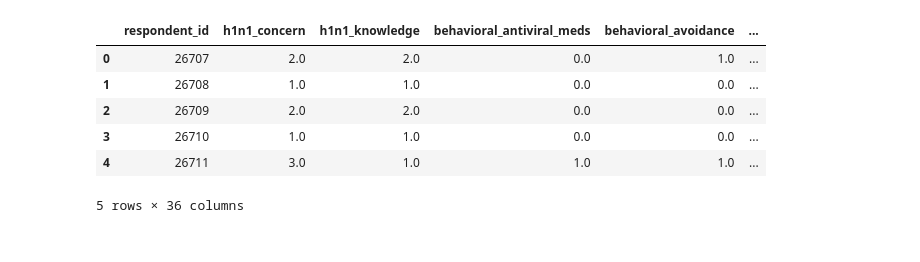
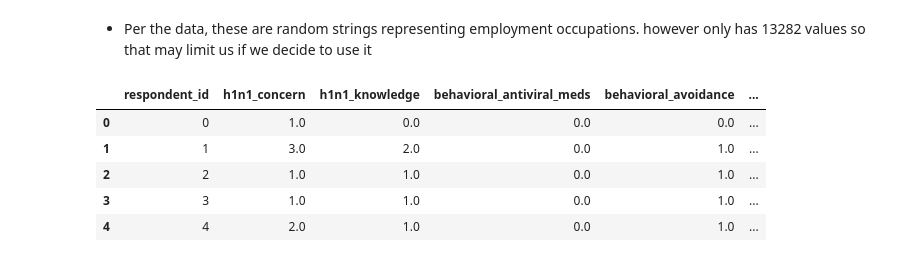
Before and after one commit to VinnieA3/dsc-phase-3-project, a Jupyter notebook: albert_notebook.ipynb, the cells around one changed output. Cells and saved outputs as stored; diff of their text form; code cells hidden in the pictures.

```diff
--- a/albert_notebook.ipynb
+++ b/albert_notebook.ipynb
@@ -5,3 +1,20 @@ import pandas as pd
+# %%
+# Import packages
+
+import numpy as np
+import pandas as pd
+
+import matplotlib.pyplot as plt
+import seaborn as sns
+import statsmodels.api as sm
+
+from sklearn.model_selection import train_test_split
+from sklearn.linear_model import LinearRegression
+from sklearn.metrics import accuracy_score, plot_roc_curve, plot_confusion_matrix
+from sklearn.tree import DecisionTreeClassifier, plot_tree
+
+pd.set_option("display.max_columns", 100)
 # %%
-test = pd.read_csv('Flu_Shot_Learning_Predict_H1N1_and_Seasonal_Flu_Vaccines_-_Test_Features.csv')
-train = pd.read_csv('Flu_Shot_Learning_Predict_H1N1_and_Seasonal_Flu_Vaccines_-_Training_Features.csv')
+# test = pd.read_csv('Flu_Shot_Learning_Predict_H1N1_and_Seasonal_Flu_Vaccines_-_Test_Features.csv')
+df = pd.read_csv('Flu_Shot_Learning_Predict_H1N1_and_Seasonal_Flu_Vaccines_-_Training_Features.csv')
+target = pd.read_csv('Flu_Shot_Learning_Predict_H1N1_and_Seasonal_Flu_Vaccines_-_Training_Labels.csv')
@@ -8,10 +27,11 @@ train = pd.read_csv('Flu_Shot_Learning_Predict_H1N1_and_Seasonal_Flu_Vaccines_-_
+# %% [markdown]
+- Per the data, these are random strings representing employment occupations. however only has 13282 values so that may limit us if we decide to use it
 # %%
-test.head()
+df.head()
 # %% [output]
 |  | respondent_id | h1n1_concern | h1n1_knowledge | behavioral_antiviral_meds | behavioral_avoidance | ... |
-| 0 | 26707 | 2.0 | 2.0 | 0.0 | 1.0 | ... |
-| 1 | 26708 | 1.0 | 1.0 | 0.0 | 0.0 | ... |
-| 2 | 26709 | 2.0 | 2.0 | 0.0 | 0.0 | ... |
-| 3 | 26710 | 1.0 | 1.0 | 0.0 | 0.0 | ... |
-| 4 | 26711 | 3.0 | 1.0 | 1.0 | 1.0 | ... |
+| 0 | 0 | 1.0 | 0.0 | 0.0 | 0.0 | ... |
+| 1 | 1 | 3.0 | 2.0 | 0.0 | 1.0 | ... |
+| 2 | 2 | 1.0 | 1.0 | 0.0 | 1.0 | ... |
+| 3 | 3 | 1.0 | 1.0 | 0.0 | 1.0 | ... |
+| 4 | 4 | 2.0 | 1.0 | 0.0 | 1.0 | ... |
-5 rows × 36 columns
```
Also changed, not shown: parts of 38 cells of this notebook, 1 other file.
